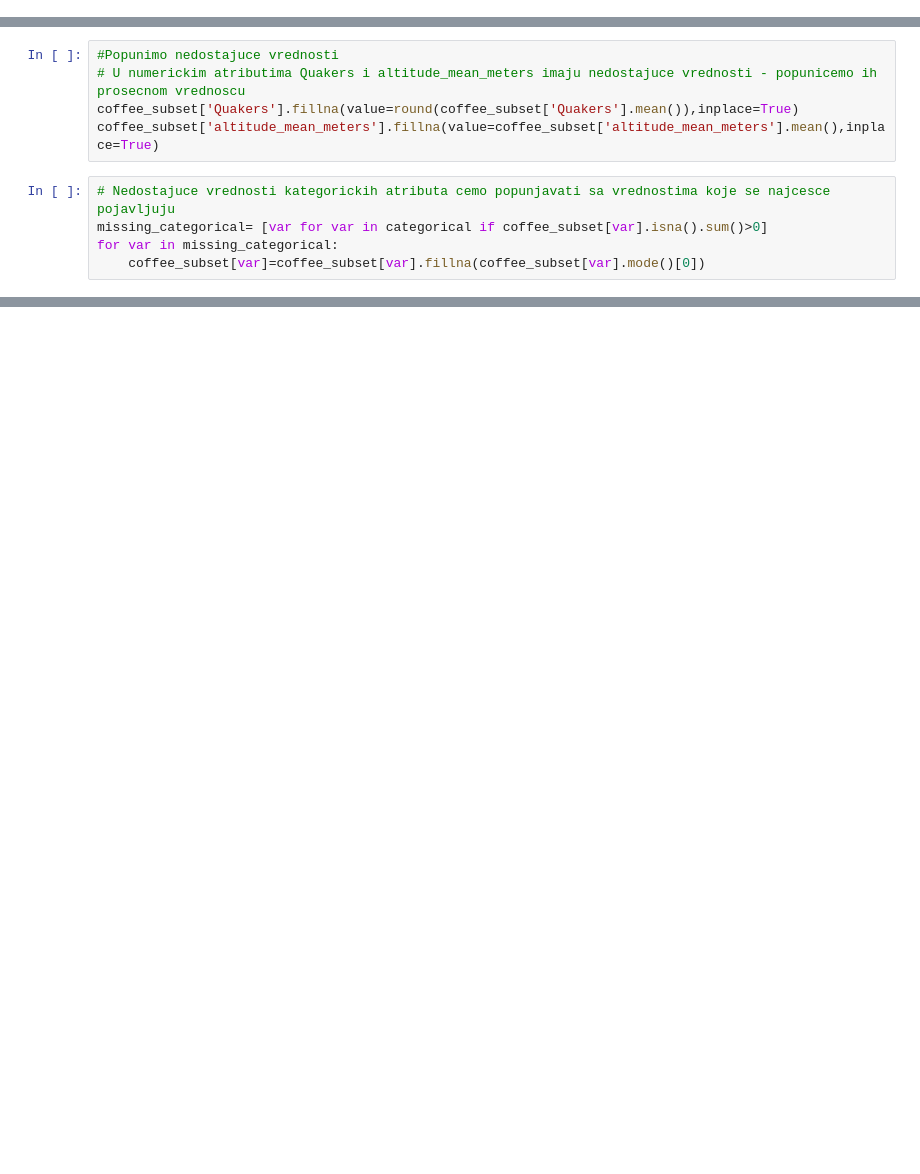
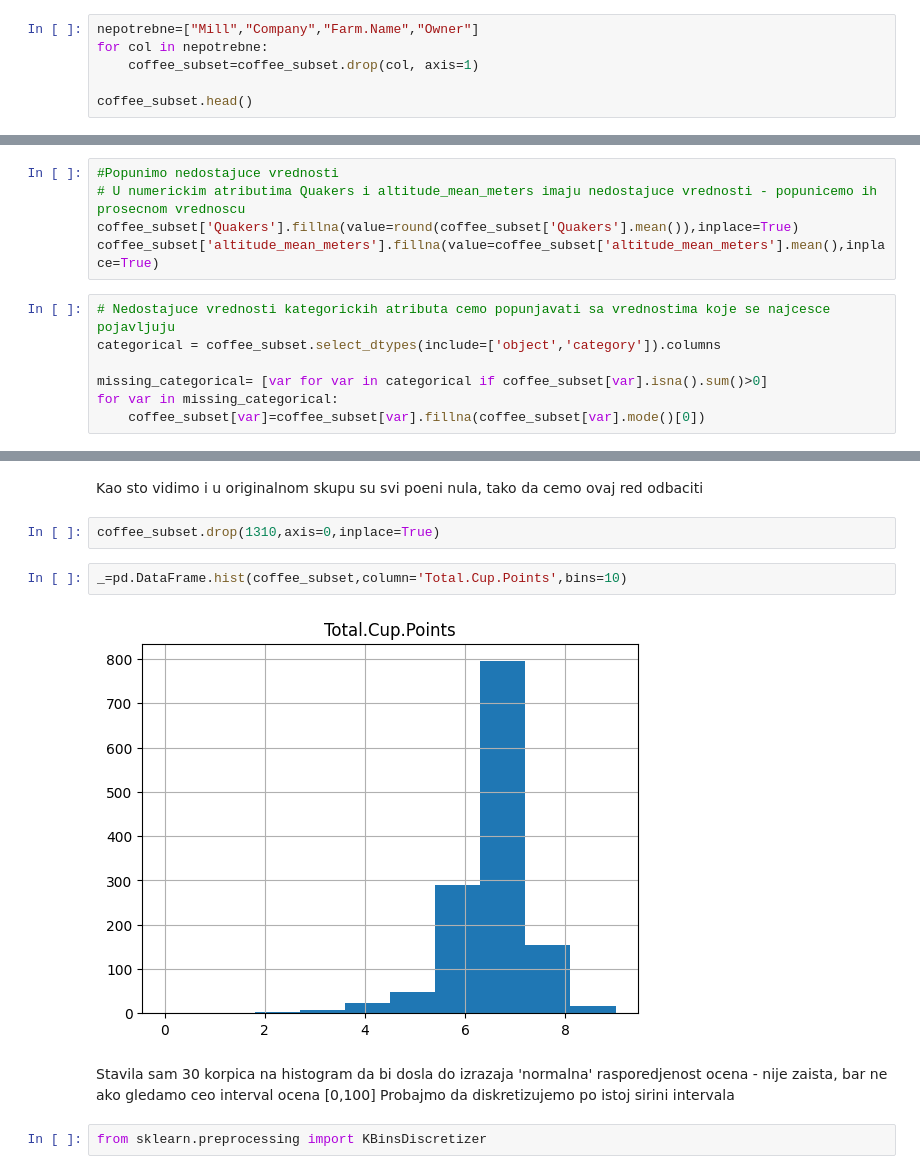
Before and after one commit to MATF-istrazivanje-podataka-1/2023_Data_Mining_Coffee_Quality_Dataset, a Jupyter notebook: Analiza_I_Pretprocesiranje.ipynb, the cells around one changed output, grey strips where cells are left out. Saved outputs shown, nothing was run; the diff lists cells and outputs as text; blank space fills up the shorter version.

```diff
--- a/Analiza_I_Pretprocesiranje.ipynb
+++ b/Analiza_I_Pretprocesiranje.ipynb
@@ -158,0 +206,6 @@ Na osnovu heat mape matrice korelacije najveci koeficijent korelacije ima par [O
+# %%
+nepotrebne=["Mill","Company","Farm.Name","Owner"]
+for col in nepotrebne:
+    coffee_subset=coffee_subset.drop(col, axis=1)
+
+coffee_subset.head()
@@ -163,6 +223,8 @@ coffee_subset['Quakers'].fillna(value=round(coffee_subset['Quakers'].mean()),inp
 coffee_subset['altitude_mean_meters'].fillna(value=coffee_subset['altitude_mean_meters'].mean(),inplace=True)
 # %%
 # Nedostajuce vrednosti kategorickih atributa cemo popunjavati sa vrednostima koje se najcesce pojavljuju
+categorical = coffee_subset.select_dtypes(include=['object','category']).columns
+
 missing_categorical= [var for var in categorical if coffee_subset[var].isna().sum()>0]
 for var in missing_categorical:
     coffee_subset[var]=coffee_subset[var].fillna(coffee_subset[var].mode()[0])
@@ -189,0 +300,13 @@ dtype: int64
+# %% [markdown]
+Kao sto vidimo i u originalnom skupu su svi poeni nula, tako da cemo ovaj red odbaciti
+# %%
+coffee_subset.drop(1310,axis=0,inplace=True)
+# %%
+_=pd.DataFrame.hist(coffee_subset,column='Total.Cup.Points',bins=10)
+# %% [output]
+[figure, added]
+# %% [markdown]
+Stavila sam 30 korpica na histogram da bi dosla do izrazaja 'normalna' rasporedjenost ocena - nije zaista, bar ne ako gledamo ceo interval ocena [0,100]
+Probajmo da diskretizujemo po istoj sirini intervala
+# %%
+from sklearn.preprocessing import KBinsDiscretizer
```
Also changed, not shown: parts of 18 cells of this notebook.
